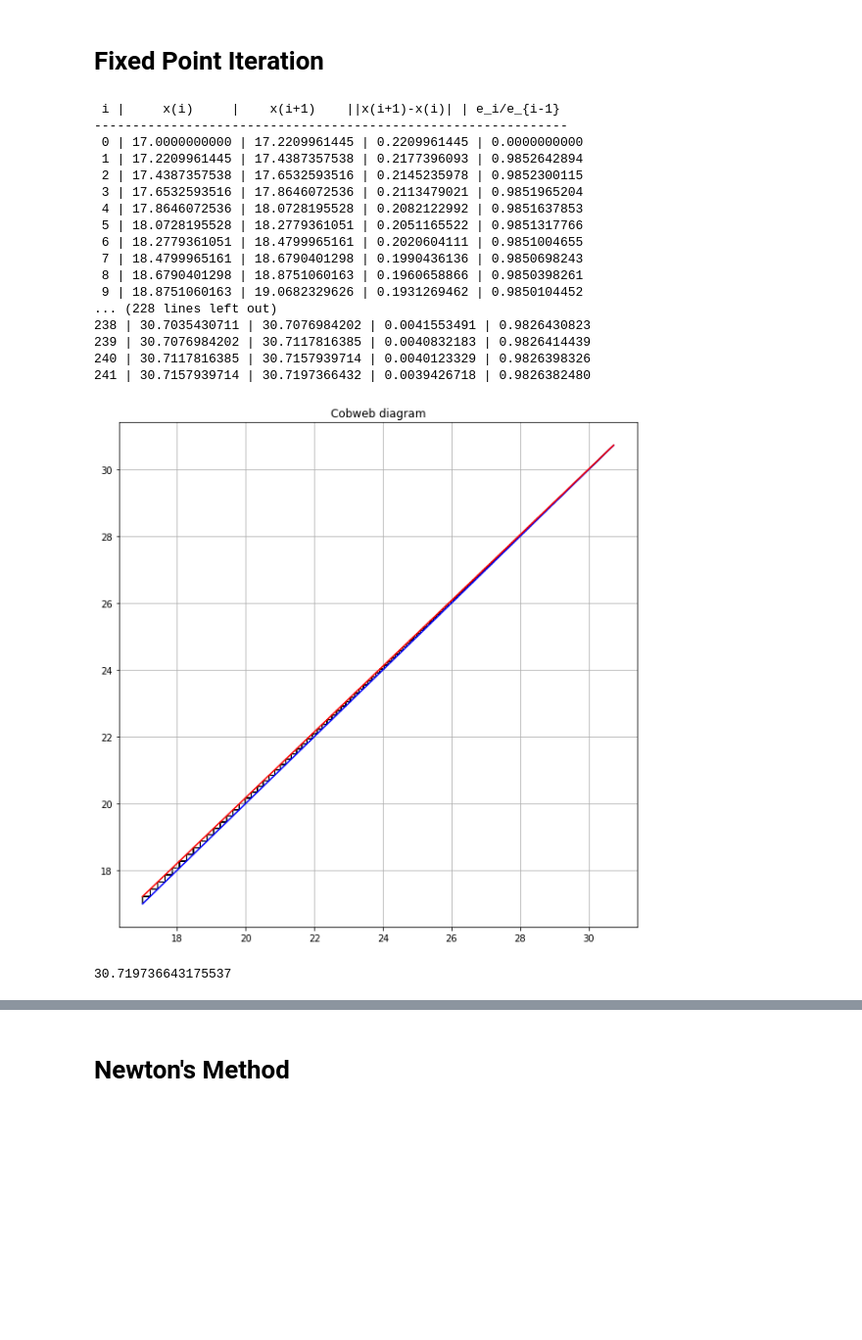
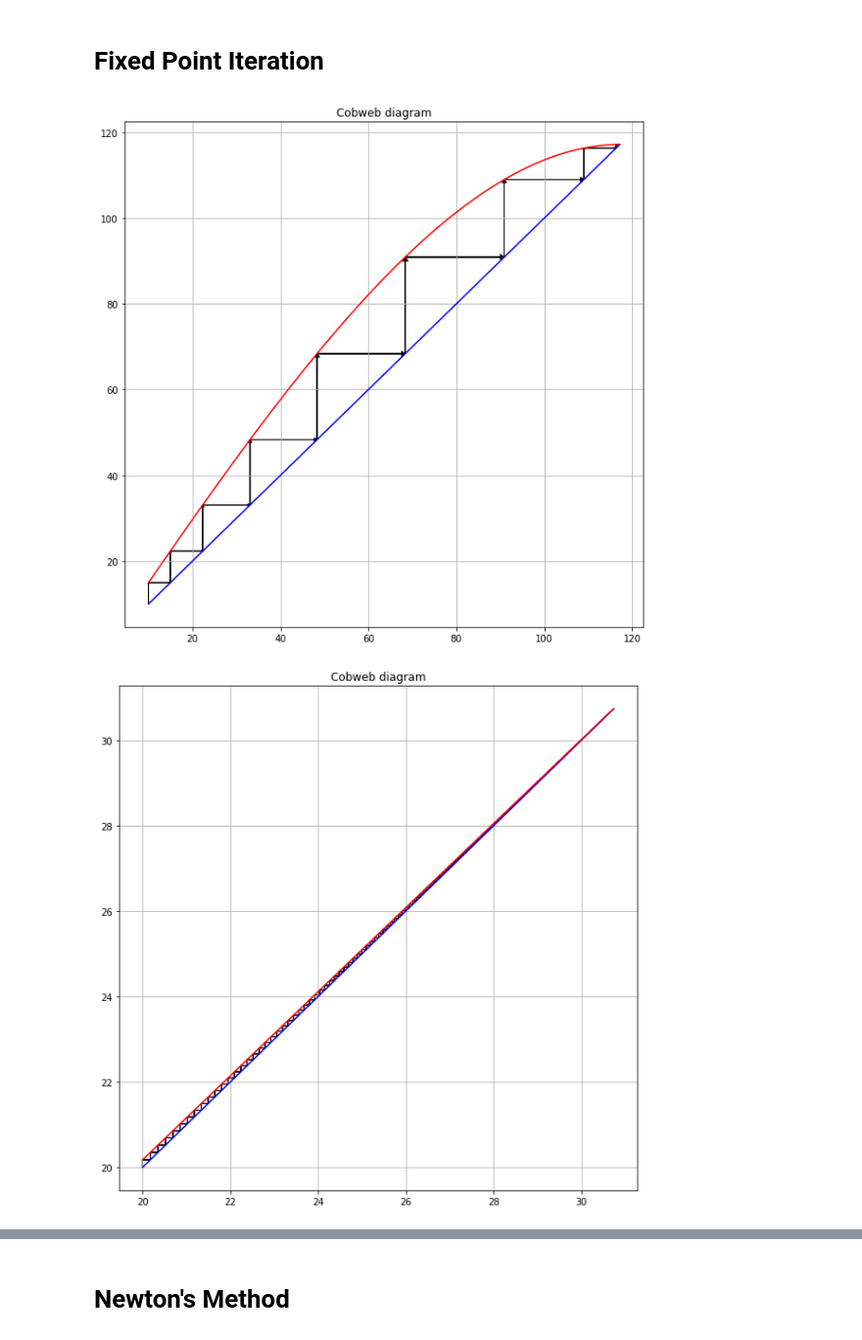
Before and after one commit to GMBarra/T2CC, a Jupyter notebook: Tarea_2.ipynb, the cells around one changed output, grey strips where cells are left out. Shown: that part at 98% size. Cells and saved outputs as stored; diff of their text form; code cells hidden in the pictures; blank space fills up the shorter version.

Commit message:
2 lista

```diff
--- a/Tarea_2.ipynb
+++ b/Tarea_2.ipynb
@@ -191,55 +184,41 @@ def cobweb(x,g=None):
     for i in np.arange(x.size-1):
         delta_x = x[i+1]-x[i]
         head_length =  np.abs(delta_x)*0.04
         arrow_length = delta_x-np.sign(delta_x)*head_length
         ax.arrow(x[i], x[i], 0, arrow_length, head_width=1.5*head_length, head_length=head_length, fc='k', ec='k')
         ax.arrow(x[i], x[i+1], arrow_length, 0, head_width=1.5*head_length, head_length=head_length, fc='k', ec='k')
 
     if g!=None:
         y = np.linspace(min_x,max_x,1000)
         plt.plot(y,g(y),'r')
 
     plt.title('Cobweb diagram')
     plt.grid(True)
     plt.show()
 
 def fpi(g, x0, k, flag_cobweb=False):
+    lista_error = []
     x = np.empty(k+1)
     x[0] = x0
     error_i = np.inf
 
-    print(' i |     x(i)     |    x(i+1)    ||x(i+1)-x(i)| | e_i/e_{i-1}')
-    print('--------------------------------------------------------------')
+    #print(' i |     x(i)     |    x(i+1)    ||x(i+1)-x(i)| | e_i/e_{i-1}')
+    #print('--------------------------------------------------------------')
 
     for i in range(k):
         x[i+1] = g(x[i])
         error_iminus1 = error_i
         error_i = abs(x[i+1]-x[i])
-        print('%2d | %.10f | %.10f | %.10f | %.10f' %
-              (i,x[i],x[i+1],error_i,error_i/error_iminus1))
+        #print('%2d | %.10f | %.10f | %.10f | %.10f' %(i,x[i],x[i+1],error_i,error_i/error_iminus1))
+        lista_error.append(x[i+1])
     if flag_cobweb:
         cobweb(x,g)
-    return x[-1]
+    return x[-1],lista_error
 
 
-fpi(g2, 17, 242, True)
+val_gv,fpiv_gv = fpi(gv, 10, 12, True)
+val_gtheta,fpitheta_gtheta = fpi(gtheta, 20, 230, True)
+val_vgd,fpid_gd = fpi(gd, 550, 6, True)
 # %% [output]
- i |     x(i)     |    x(i+1)    ||x(i+1)-x(i)| | e_i/e_{i-1}
---------------------------------------------------------------
- 0 | 17.0000000000 | 17.2209961445 | 0.2209961445 | 0.0000000000
- 1 | 17.2209961445 | 17.4387357538 | 0.2177396093 | 0.9852642894
- 2 | 17.4387357538 | 17.6532593516 | 0.2145235978 | 0.9852300115
- 3 | 17.6532593516 | 17.8646072536 | 0.2113479021 | 0.9851965204
- 4 | 17.8646072536 | 18.0728195528 | 0.2082122992 | 0.9851637853
- 5 | 18.0728195528 | 18.2779361051 | 0.2051165522 | 0.9851317766
- 6 | 18.2779361051 | 18.4799965161 | 0.2020604111 | 0.9851004655
- 7 | 18.4799965161 | 18.6790401298 | 0.1990436136 | 0.9850698243
- 8 | 18.6790401298 | 18.8751060163 | 0.1960658866 | 0.9850398261
- 9 | 18.8751060163 | 19.0682329626 | 0.1931269462 | 0.9850104452
-... (228 lines left out)
-238 | 30.7035430711 | 30.7076984202 | 0.0041553491 | 0.9826430823
-239 | 30.7076984202 | 30.7117816385 | 0.0040832183 | 0.9826414439
-240 | 30.7117816385 | 30.7157939714 | 0.0040123329 | 0.9826398326
-241 | 30.7157939714 | 30.7197366432 | 0.0039426718 | 0.9826382480
-[figure, old version]
+[figure, new version]
-30.719736643175537
+[figure, added]
```
Also changed, not shown: parts of 13 cells of this notebook.
